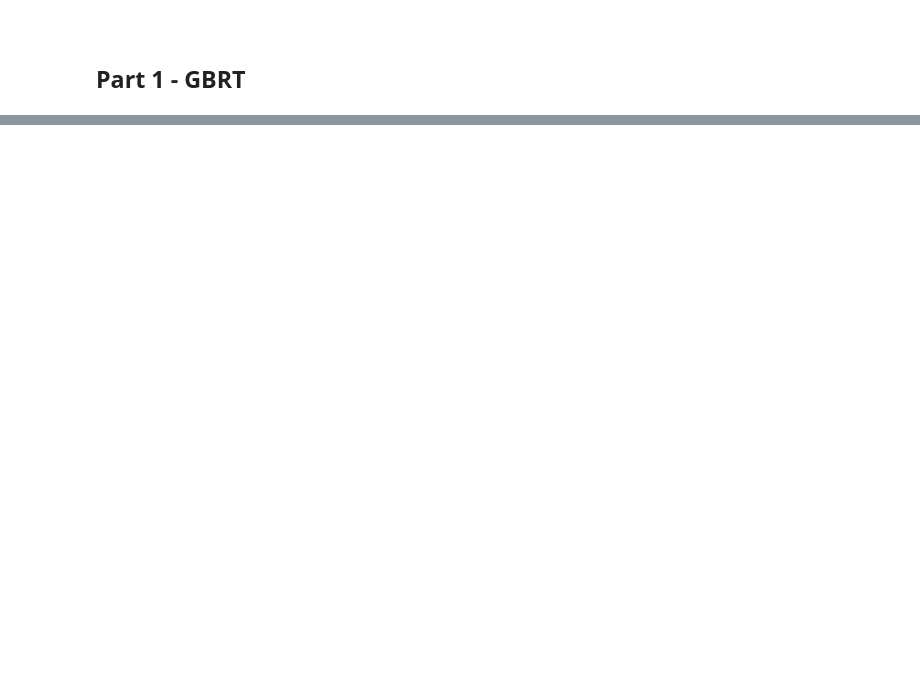
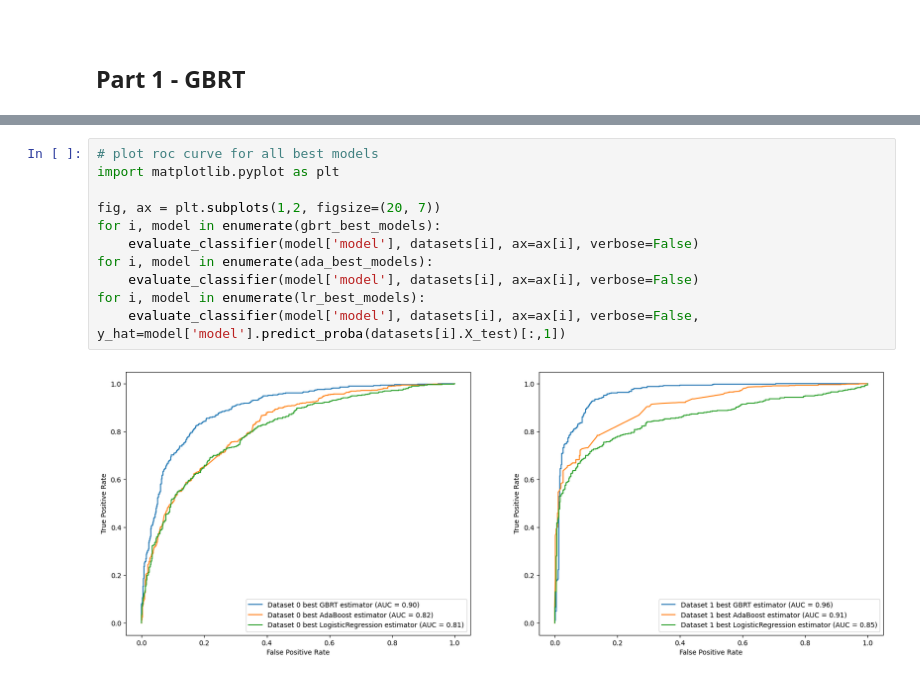
Before and after one commit to lotenn/Advanced-Machine-Learning-3945, a Jupyter notebook: ha2.ipynb, the cells around one changed output, grey strips where cells are left out. Drawn from its saved outputs; the diff is of its cells as text; blank space fills up the shorter version.

```diff
--- a/ha2.ipynb
+++ b/ha2.ipynb
@@ -125,0 +302,13 @@ Best model: T=200, alpha=0.5, max_depth=2, accuracy=0.8976
+# %%
+# plot roc curve for all best models
+import matplotlib.pyplot as plt
+
+fig, ax = plt.subplots(1,2, figsize=(20, 7))
+for i, model in enumerate(gbrt_best_models):
+    evaluate_classifier(model['model'], datasets[i], ax=ax[i], verbose=False)
+for i, model in enumerate(ada_best_models):
+    evaluate_classifier(model['model'], datasets[i], ax=ax[i], verbose=False)
+for i, model in enumerate(lr_best_models):
+    evaluate_classifier(model['model'], datasets[i], ax=ax[i], verbose=False, y_hat=model['model'].predict_proba(datasets[i].X_test)[:,1])
+# %% [output]
+[figure, added]
```
Also changed, not shown: parts of 19 cells of this notebook, 1 other file.
